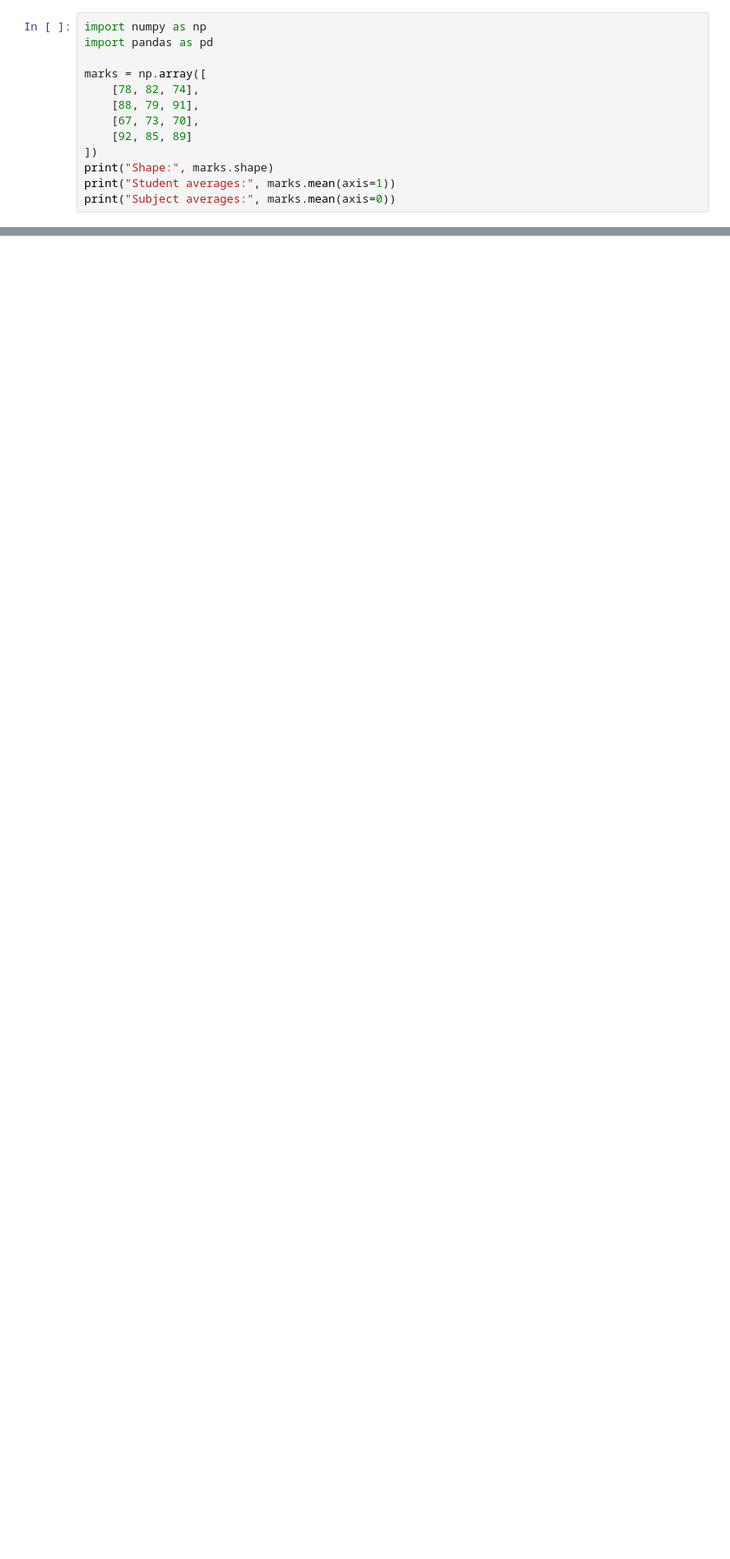
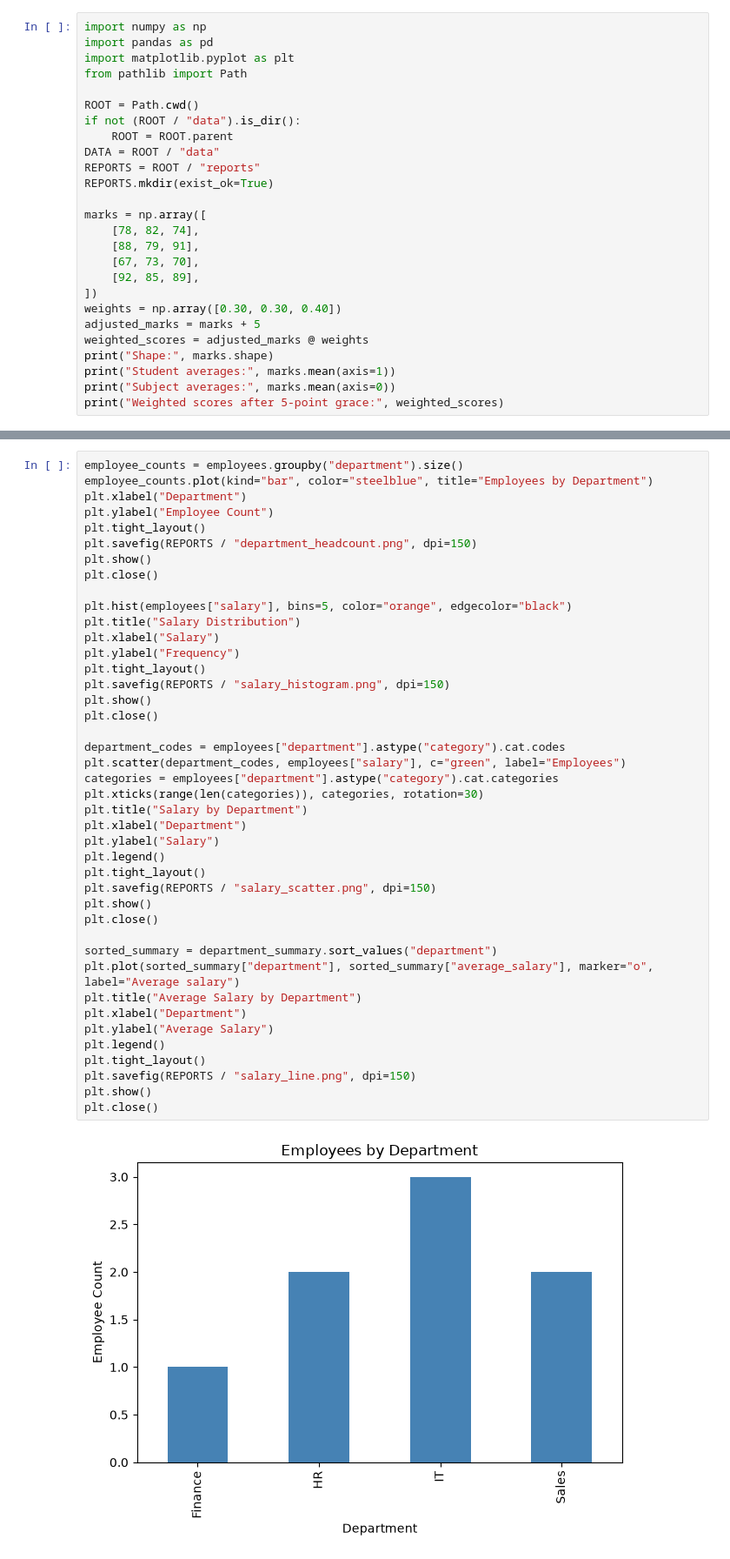
Before and after one commit to bathalavenkataswamy-gith/week-1-assesment, a Jupyter notebook: notebooks/analysis.ipynb, the cells around one changed output, grey strips where cells are left out. Shown at 87% size. Cells and saved outputs as stored; diff of their text form; blank space fills up the shorter version.

```diff
--- a/notebooks/analysis.ipynb
+++ b/notebooks/analysis.ipynb
@@ -7,13 +11,26 @@ This notebook presents the NumPy, Pandas, merge, cleaning, and visualization ana
 # %%
 import numpy as np
 import pandas as pd
+import matplotlib.pyplot as plt
+from pathlib import Path
+
+ROOT = Path.cwd()
+if not (ROOT / "data").is_dir():
+    ROOT = ROOT.parent
+DATA = ROOT / "data"
+REPORTS = ROOT / "reports"
+REPORTS.mkdir(exist_ok=True)
 
 marks = np.array([
     [78, 82, 74],
     [88, 79, 91],
     [67, 73, 70],
-    [92, 85, 89]
+    [92, 85, 89],
 ])
+weights = np.array([0.30, 0.30, 0.40])
+adjusted_marks = marks + 5
+weighted_scores = adjusted_marks @ weights
 print("Shape:", marks.shape)
 print("Student averages:", marks.mean(axis=1))
 print("Subject averages:", marks.mean(axis=0))
+print("Weighted scores after 5-point grace:", weighted_scores)
@@ -44,0 +148,44 @@ print("Department with no employees:", outer_join.loc[outer_join["name"].isna(),
+# %%
+employee_counts = employees.groupby("department").size()
+employee_counts.plot(kind="bar", color="steelblue", title="Employees by Department")
+plt.xlabel("Department")
+plt.ylabel("Employee Count")
+plt.tight_layout()
+plt.savefig(REPORTS / "department_headcount.png", dpi=150)
+plt.show()
+plt.close()
+
+plt.hist(employees["salary"], bins=5, color="orange", edgecolor="black")
+plt.title("Salary Distribution")
+plt.xlabel("Salary")
+plt.ylabel("Frequency")
+plt.tight_layout()
+plt.savefig(REPORTS / "salary_histogram.png", dpi=150)
+plt.show()
+plt.close()
+
+department_codes = employees["department"].astype("category").cat.codes
+plt.scatter(department_codes, employees["salary"], c="green", label="Employees")
+categories = employees["department"].astype("category").cat.categories
+plt.xticks(range(len(categories)), categories, rotation=30)
+plt.title("Salary by Department")
+plt.xlabel("Department")
+plt.ylabel("Salary")
+plt.legend()
+plt.tight_layout()
+plt.savefig(REPORTS / "salary_scatter.png", dpi=150)
+plt.show()
+plt.close()
+
+sorted_summary = department_summary.sort_values("department")
+plt.plot(sorted_summary["department"], sorted_summary["average_salary"], marker="o", label="Average salary")
+plt.title("Average Salary by Department")
+plt.xlabel("Department")
+plt.ylabel("Average Salary")
+plt.legend()
+plt.tight_layout()
+plt.savefig(REPORTS / "salary_line.png", dpi=150)
+plt.show()
+plt.close()
+# %% [output]
+[figure, added]
```
Also changed, not shown: parts of 14 cells of this notebook, 6 other files.
